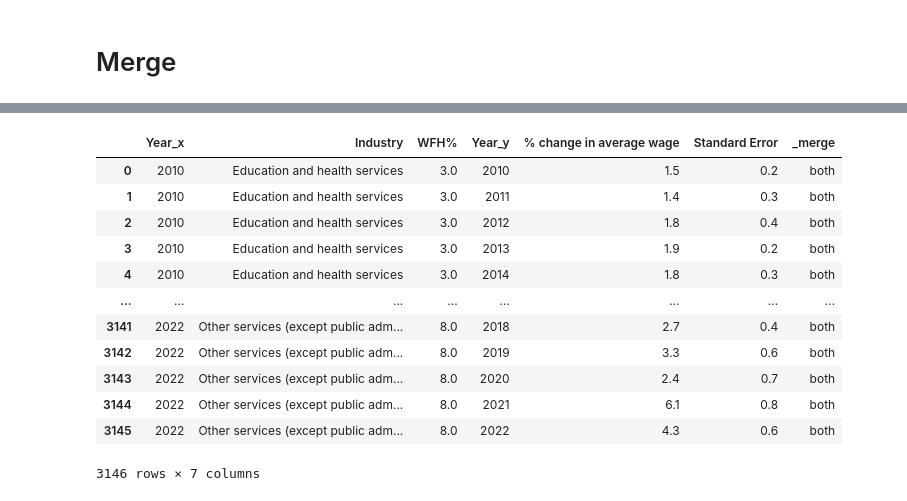
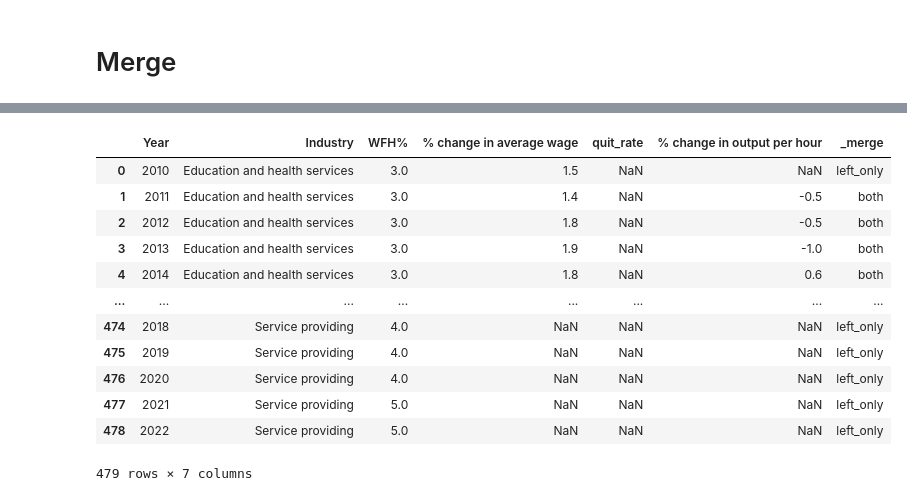
Before and after one commit to andrewschac/stash-ka, a Jupyter notebook: build_sample.ipynb, the cells around one changed output, grey strips where cells are left out. Saved outputs shown, nothing was run; the diff lists cells and outputs as text; code cells hidden in the pictures.

Commit message:
complete dataset

```diff
--- a/build_sample.ipynb
+++ b/build_sample.ipynb
@@ -187,17 +203,25 @@ compensation
 # %%
-right_merge = WFH.merge(compensation, how = 'inner', on= 'Industry', indicator=True, validate='m:m')
-right_merge
+#right_merge = WFH.merge(compensation, how = 'left', on= 'Industry','Year', indicator=True, validate='m:m')
+intermediate = pd.merge(WFH, compensation, how='left', on=['Industry','Year'], indicator=True, validate='m:m')
+intermediate = intermediate.drop('_merge', axis=1)
+
+intermediate2 = pd.merge(intermediate, turnover, how='left', on=['Industry','Year'], indicator=True, validate='m:m')
+intermediate2 = intermediate2.drop('_merge', axis=1)
+
+complete_dataset = pd.merge(intermediate2, productivity, how='left', on=['Industry','Year'], indicator=True, validate='m:m')
-# %% [output]
-|  | Year_x | Industry | WFH% | Year_y | % change in average wage | Standard Error | _merge |
-| 0 | 2010 | Education and health services | 3.0 | 2010 | 1.5 | 0.2 | both |
-| 1 | 2010 | Education and health services | 3.0 | 2011 | 1.4 | 0.3 | both |
-| 2 | 2010 | Education and health services | 3.0 | 2012 | 1.8 | 0.4 | both |
-| 3 | 2010 | Education and health services | 3.0 | 2013 | 1.9 | 0.2 | both |
-| 4 | 2010 | Education and health services | 3.0 | 2014 | 1.8 | 0.3 | both |
-| ... | ... | ... | ... | ... | ... | ... | ... |
-| 3141 | 2022 | Other services (except public adm... | 8.0 | 2018 | 2.7 | 0.4 | both |
-| 3142 | 2022 | Other services (except public adm... | 8.0 | 2019 | 3.3 | 0.6 | both |
-| 3143 | 2022 | Other services (except public adm... | 8.0 | 2020 | 2.4 | 0.7 | both |
-| 3144 | 2022 | Other services (except public adm... | 8.0 | 2021 | 6.1 | 0.8 | both |
-| 3145 | 2022 | Other services (except public adm... | 8.0 | 2022 | 4.3 | 0.6 | both |
-3146 rows × 7 columns
+# %%
+complete_dataset
+# %% [output]
+|  | Year | Industry | WFH% | % change in average wage | quit_rate | % change in output per hour | _merge |
+| 0 | 2010 | Education and health services | 3.0 | 1.5 | NaN | NaN | left_only |
+| 1 | 2011 | Education and health services | 3.0 | 1.4 | NaN | -0.5 | both |
+| 2 | 2012 | Education and health services | 3.0 | 1.8 | NaN | -0.5 | both |
+| 3 | 2013 | Education and health services | 3.0 | 1.9 | NaN | -1.0 | both |
+| 4 | 2014 | Education and health services | 3.0 | 1.8 | NaN | 0.6 | both |
+| ... | ... | ... | ... | ... | ... | ... | ... |
+| 474 | 2018 | Service providing | 4.0 | NaN | NaN | NaN | left_only |
+| 475 | 2019 | Service providing | 4.0 | NaN | NaN | NaN | left_only |
+| 476 | 2020 | Service providing | 4.0 | NaN | NaN | NaN | left_only |
+| 477 | 2021 | Service providing | 5.0 | NaN | NaN | NaN | left_only |
+| 478 | 2022 | Service providing | 5.0 | NaN | NaN | NaN | left_only |
+479 rows × 7 columns
```
Also changed, not shown: parts of 2 cells of this notebook.
